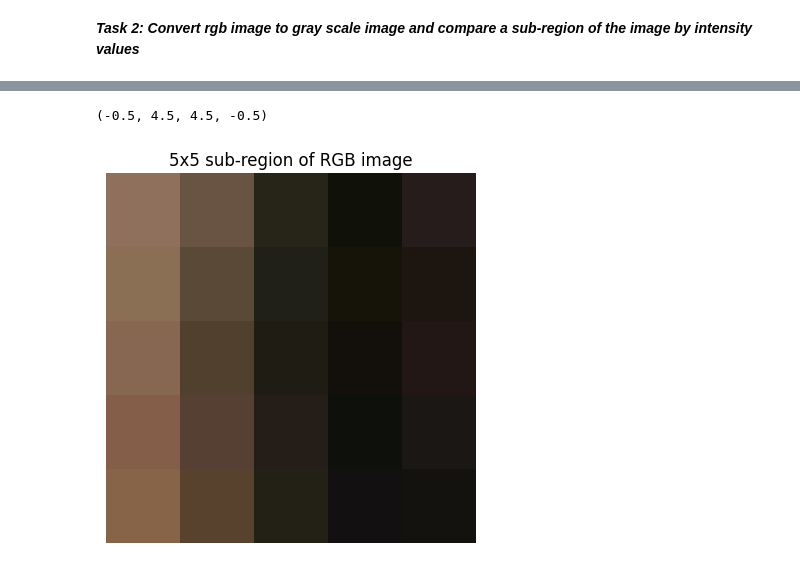
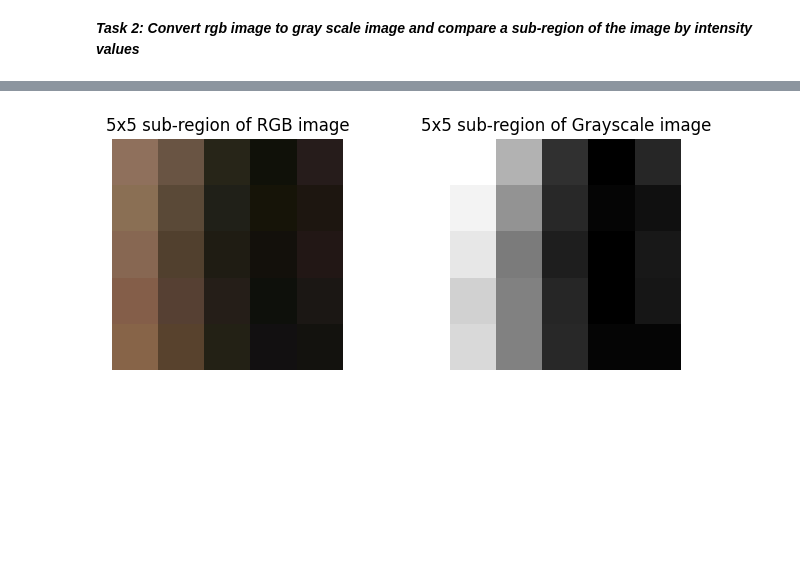
Before and after one commit to leviackerman9000/Digital_Image_Processing_Assignment, a Jupyter notebook: 25th_dec_2024_DIP_lab_re_eval_assignment_task2.ipynb, the cells around one changed output, grey strips where cells are left out. Drawn from its saved outputs; the diff is of its cells as text; code cells hidden in the pictures; blank space fills up the shorter version.

```diff
--- a/25th_dec_2024_DIP_lab_re_eval_assignment_task2.ipynb
+++ b/25th_dec_2024_DIP_lab_re_eval_assignment_task2.ipynb
@@ -16,6 +14,20 @@ img_gray = cv2.cvtColor(img, cv2.COLOR_BGR2GRAY)
 img_rgb = cv2.cvtColor(img, cv2.COLOR_BGR2RGB)
+# %%
+def ConvertToGray(image):
+  rows, cols, channels = image.shape
+
+  gray_image = np.zeros((rows, cols))
+  gray_image = gray_image.astype(np.uint8)
+  for i in range(rows):
+    for j in range(cols):
+      r, g, b = image[i, j]
+      gray_image[i, j] = r*0.29 + g*0.58 + b*0.11
+
+  return gray_image
 # %%
-plt.imshow(img_rgb)
-plt.title('RGB Image')
+img_gray = ConvertToGray(img)
+plt.imshow(img_gray, cmap ='gray')
+plt.title('Grayscale Image')
 plt.axis('off')
+plt.show()
 # %% [output]
@@ -31,10 +35,19 @@ plt.axis('off')
 # %%
 sub_region_rgb = img_rgb[100:105, 100:105]
 sub_region_gray = img_gray[100:105, 100:105]
 
+plt.figure(figsize=(8, 3))
+
+plt.subplot(1, 2, 1)
 plt.imshow(sub_region_rgb)
 plt.title('5x5 sub-region of RGB image')
 plt.axis('off')
+
+plt.subplot(1, 2, 2)
+plt.imshow(sub_region_gray, cmap = 'gray')
+plt.title('5x5 sub-region of Grayscale image')
+plt.axis('off')
+
+plt.show()
 # %% [output]
-(-0.5, 4.5, 4.5, -0.5)
-[figure, old version]
+[figure, new version]
```
Also changed, not shown: parts of 5 cells of this notebook.
